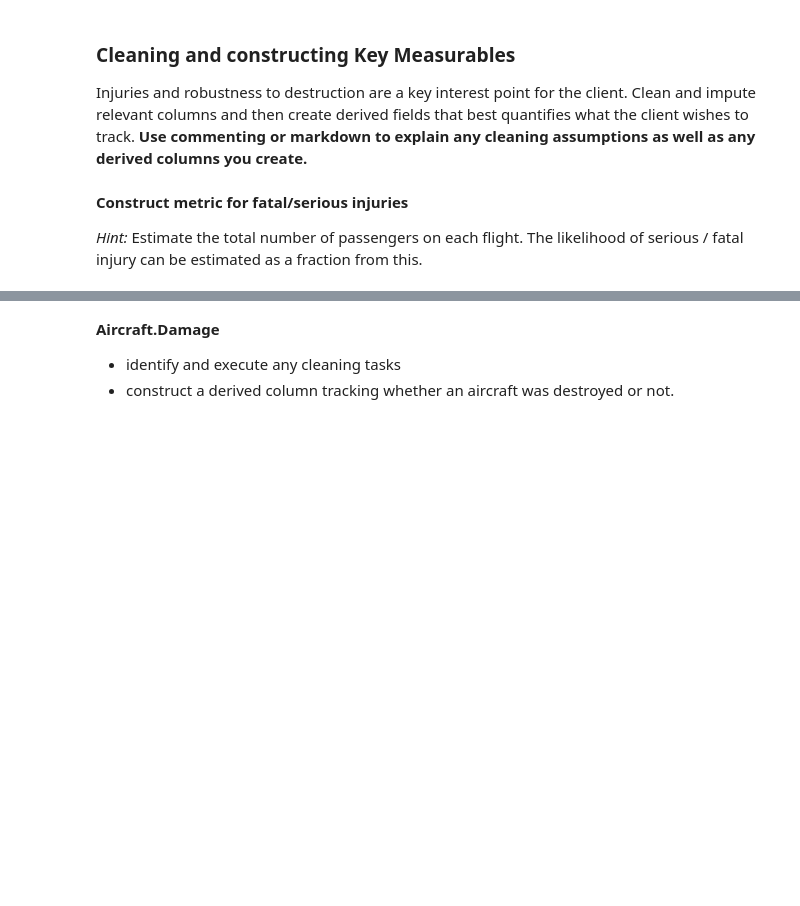
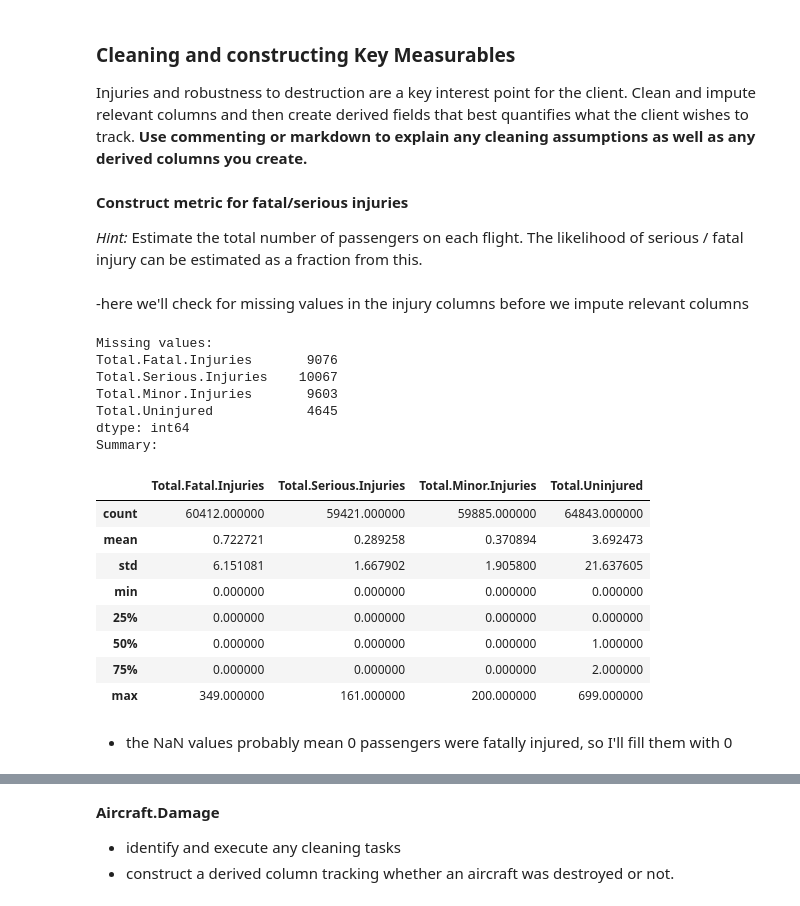
Before and after one commit to tracyvuleze2-sketch/dsc-course0-m8-lab, a Jupyter notebook: Aviation_Accidents_Cleaning.ipynb, the cells around one changed output, grey strips where cells are left out. Drawn from its saved outputs; the diff is of its cells as text; code cells hidden in the pictures; blank space fills up the shorter version.

```diff
--- a/Aviation_Accidents_Cleaning.ipynb
+++ b/Aviation_Accidents_Cleaning.ipynb
@@ -103,0 +172,22 @@ We want to filter the dataset to include aircraft that the client is interested
+# %%
+# Convert 'Event.Date' to datetime, coercing errors to NaT
+df['Event.Date'] = pd.to_datetime(df['Event.Date'], errors='coerce')
+
+# Filter 1: Keep only 'Accident' investigation types
+df = df[df['Investigation.Type'] == 'Accident'].copy()
+print(f"Accidents only: {len(df)}")
+
+# Filter 2: Keep only airplanes (exclude helicopters, gliders, balloons, etc.)
+non_airplane = ['Helicopter', 'Glider', 'Balloon', 'Gyrocraft', 'Weight-Shift',
+                'Powered Parachute', 'Ultralight', 'Blimp', 'Powered-Lift',
+                'Rocket', 'ULTR', 'WSFT']
+df = df[~df['Aircraft.Category'].isin(non_airplane)].copy()
+print(f"Airplanes only: {len(df)}")
+
+# Filter 3: Remove amateur-built aircraft
+df = df[df['Amateur.Built'] != 'Yes'].copy()
+print(f"Professional builds only: {len(df)}")
+
+# Filter 4: From 1983 onwards (to focus on more recent data and reduce missing values)
+df = df[df['Event.Date'].dt.year >= 1983].copy()
+print(f"From 1983 onwards: {len(df)}")
@@ -109,3 +204,34 @@ Injuries and robustness to destruction are a key interest point for the client.
 **Construct metric for fatal/serious injuries**
 
 *Hint:* Estimate the total number of passengers on each flight. The likelihood of serious / fatal injury can be estimated as a fraction from this.
+# %% [markdown]
+-here we'll check for missing values in the injury columns before we impute relevant columns
+# %%
+# Inspect injury columns
+injury_cols = ['Total.Fatal.Injuries', 'Total.Serious.Injuries',
+               'Total.Minor.Injuries', 'Total.Uninjured']
+
+print("Missing values:")
+print(df[injury_cols].isnull().sum())
+
+print("Summary:")
+df[injury_cols].describe()
+# %% [output]
+Missing values:
+Total.Fatal.Injuries       9076
+Total.Serious.Injuries    10067
+Total.Minor.Injuries       9603
+Total.Uninjured            4645
+dtype: int64
+Summary:
+|  | Total.Fatal.Injuries | Total.Serious.Injuries | Total.Minor.Injuries | Total.Uninjured |
+| count | 60412.000000 | 59421.000000 | 59885.000000 | 64843.000000 |
+| mean | 0.722721 | 0.289258 | 0.370894 | 3.692473 |
+| std | 6.151081 | 1.667902 | 1.905800 | 21.637605 |
+| min | 0.000000 | 0.000000 | 0.000000 | 0.000000 |
+| 25% | 0.000000 | 0.000000 | 0.000000 | 0.000000 |
+| 50% | 0.000000 | 0.000000 | 0.000000 | 1.000000 |
+| 75% | 0.000000 | 0.000000 | 0.000000 | 2.000000 |
+| max | 349.000000 | 161.000000 | 200.000000 | 699.000000 |
+# %% [markdown]
+- the NaN values probably mean 0 passengers were fatally injured, so I'll fill them with 0
```
Also changed, not shown: parts of 44 cells of this notebook, 1 other file.
